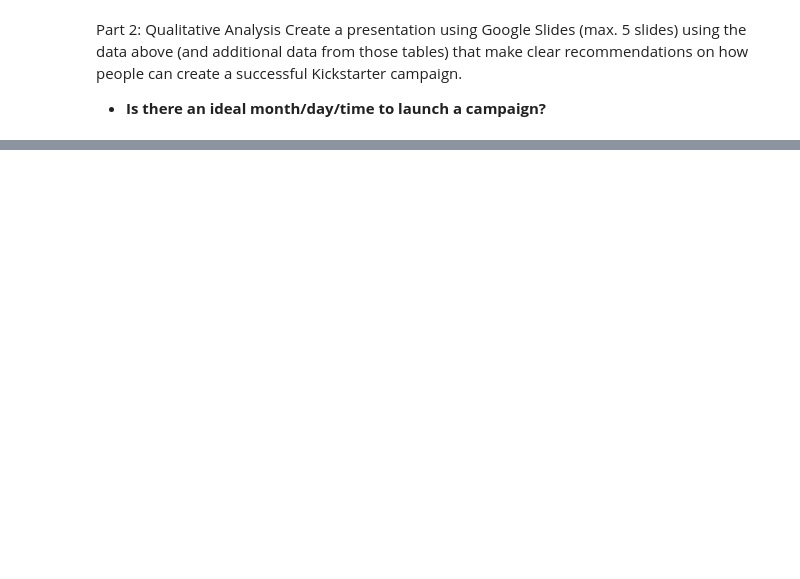
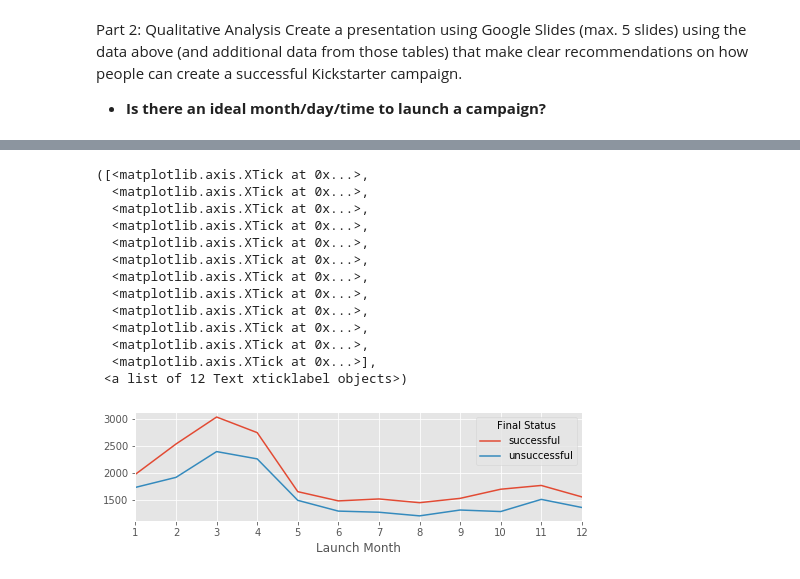
Before and after one commit to nygeog/general_assembly_data_analysis, a Jupyter notebook: part_2_d_ideal_month_day_time.ipynb, the cells around one changed output, grey strips where cells are left out. Drawn from its saved outputs; the diff is of its cells as text; code cells hidden in the pictures; blank space fills up the shorter version.

```diff
--- a/part_2_d_ideal_month_day_time.ipynb
+++ b/part_2_d_ideal_month_day_time.ipynb
@@ -14,7 +17,7 @@ import numpy as np
 import matplotlib.pyplot as plt
 
 plt.style.use('ggplot')
-plt.rcParams['figure.figsize'] = [10, 5]
+plt.rcParams['figure.figsize'] = [8, 2]
 # %%
 in_csv = 'data/input/DSI_kickstarterscrape_dataset.csv'
 df = pd.read_csv(in_csv, encoding="ISO-8859-1")
@@ -26,0 +51,17 @@ df['uid'] = df.index + 1
+# %%
+df['funded_date'] = df.funded_date.astype('datetime64[ns]')
+df['duration'] = df['duration'].astype('timedelta64[D]')
+df['launch_datetime'] = df.funded_date - df.duration
+# %%
+df['launch_month'] = df['launch_datetime'].dt.month
+df['launch_day_of_week'] = df['launch_datetime'].dt.dayofweek
+# It is assumed the week starts on Monday, which is denoted by 0 and ends on Sunday which is denoted by 6.
+df['launch_time_of_day'] = df['launch_datetime'].dt.time
+#df['launch_time_of_day'] = df['launch_time_of_day'].dt.round('Hour')
+df['launch_time_of_day_hour'] = df['launch_datetime'].dt.round('H').dt.hour
+# %%
+dfk = df[(df.status != 'live')].copy()
+
+dfk['Final Status'] = np.where(dfk['status']=='successful', 'successful', 'unsuccessful')
+
+dff = dfk[['uid', 'launch_month', 'launch_day_of_week', 'launch_time_of_day_hour', 'Final Status']]
@@ -26,0 +72,20 @@ df['uid'] = df.index + 1
+# %%
+dff[['uid', 'launch_month', 'Final Status']].groupby(['launch_month', 'Final Status']).count()['uid'].unstack().plot()
+
+plt.xlabel('Launch Month')
+plt.xticks([1., 2., 3., 4., 5., 6., 7, 8., 9., 10., 11., 12.])
+# %% [output]
+([<matplotlib.axis.XTick at 0x...>,
+  <matplotlib.axis.XTick at 0x...>,
+  <matplotlib.axis.XTick at 0x...>,
+  <matplotlib.axis.XTick at 0x...>,
+  <matplotlib.axis.XTick at 0x...>,
+  <matplotlib.axis.XTick at 0x...>,
+  <matplotlib.axis.XTick at 0x...>,
+  <matplotlib.axis.XTick at 0x...>,
+  <matplotlib.axis.XTick at 0x...>,
+  <matplotlib.axis.XTick at 0x...>,
+  <matplotlib.axis.XTick at 0x...>,
+  <matplotlib.axis.XTick at 0x...>],
+ <a list of 12 Text xticklabel objects>)
+[figure, added]
```
Also changed, not shown: parts of 7 cells of this notebook, 2 other files.
